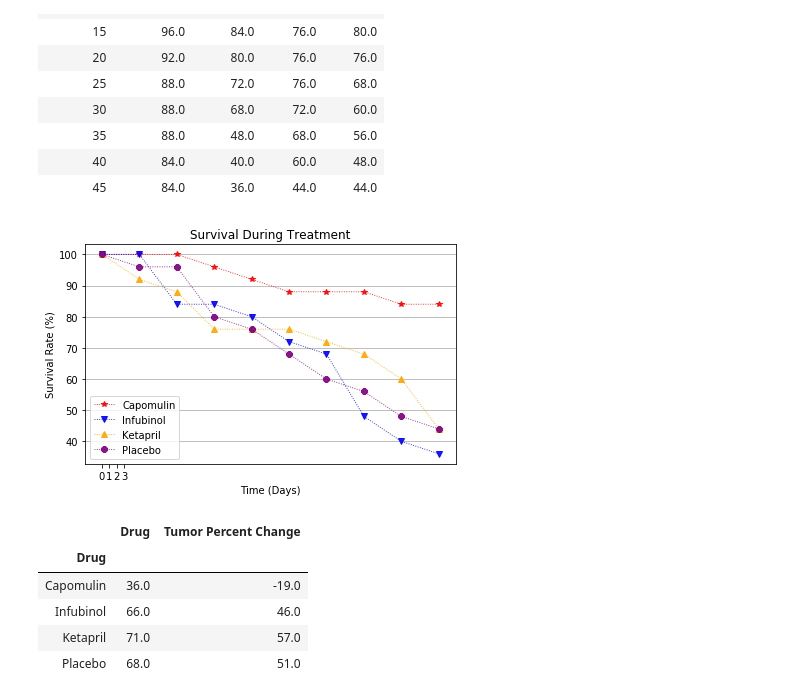
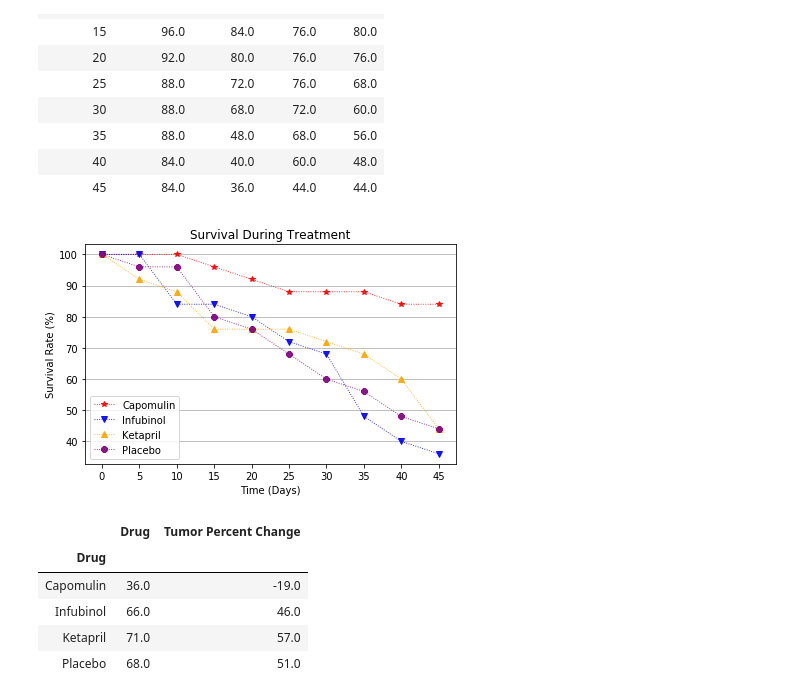
Before and after one commit to surasb11/Matplotlib-Homework-The-Power-of-Plots, a Jupyter notebook: Matplot_work.ipynb, the cells around one changed output. Saved outputs shown, nothing was run; the diff lists cells and outputs as text; code cells hidden in the pictures.

```diff
--- a/Matplot_work.ipynb
+++ b/Matplot_work.ipynb
@@ -339,4 +299,4 @@ mouse_count = metastatic_sites_data.groupby(["Drug", "Timepoint"]).count()["Tumo
 mouse_counts = pd.DataFrame({"Mouse Count": mouse_count})
 
 # Preview DataFrame
-mouse_counts.head().reset_index()
+mouse_counts.reset_index(inplace=True)
@@ -350,9 +312,11 @@ mouse_counts.head().reset_index()
 # %%
 # Minor Data Munging to Re-Format the Data Frames
-mouse_counts_reforma = mouse_counts.pivot(index="Timepoint", columns="Drug", values = None)["Mouse ID"]
+mouse_counts_reforma = mouse_counts.pivot(index = "Timepoint", columns ="Drug")["Mouse Count"]
 
+#mouse_counts_reforma = metastatic.pivot(index ="Timepoint", columns = "Drug", values = None)
+#pivot_table_met.reset_index(level = None, inplace = True)
 
-# Preview that Reformatting worked
+#Preview the formatted table
 mouse_counts_reforma.head()
 # %% [output]
 | Drug | Capomulin | Ceftamin | Infubinol | Ketapril | Naftisol | Placebo | Propriva | Ramicane | Stelasyn | ... |
@@ -388,41 +352,42 @@ survival_perc.head(10)
 # %%
 x = 0
 ax = plt.subplot(111)
+
 
 # Set the x axis from 0 to 45 in increments of 5
 mouse_arg = np.arange(0, 50, 5)
 
 # Plot the 'mean' list vs. the established x axis with error
 ax.plot(mouse_arg, survival_perc["Capomulin"],label = "Capomulin", marker = "*", ls = ":",
         lw = .9, color="red", alpha = .9)
 ax.plot(mouse_arg, survival_perc["Infubinol"], label = "Infubinol", marker = "v", ls = ":",
         lw = .9, color="blue", alpha = .9)
 ax.plot(mouse_arg, survival_perc["Ketapril"], label = "Ketapril", marker = "^", ls = ":",
         lw = .9, color="orange", alpha = .9)
 ax.plot(mouse_arg, survival_perc["Placebo"], label = "Placebo", marker = "8", ls = ":",
         lw = .9, color="purple", alpha = .9)
 
 
-tick_locations = [value for value in x_axis]
+tick_locations = [value for value in mouse_arg]
 ax.set_xticks(tick_locations, minor=False)
 
 #Creating title and labels
 plt.title("Survival During Treatment")
 plt.xlabel("Time (Days)")
 plt.ylabel("Survival Rate (%)")
 
 #Setup horizontal grid lines
 ax = plt.axes()
 ax.yaxis.grid(True)
 
 #Formating for loc label
 ax.legend(loc=3)
 plt.tight_layout()
 
 # Show the Figure
 plt.show()
 # %% [output]
-[figure, old version]
+[figure, new version]
 # %%
 # Store all Relevant Percent Changes into a Tuple
 capo_perc_change = (locked_table["Capomulin"].iloc[9] / locked_table["Capomulin"][0] * 100) - 100
```
Also changed, not shown: parts of 8 cells of this notebook.
